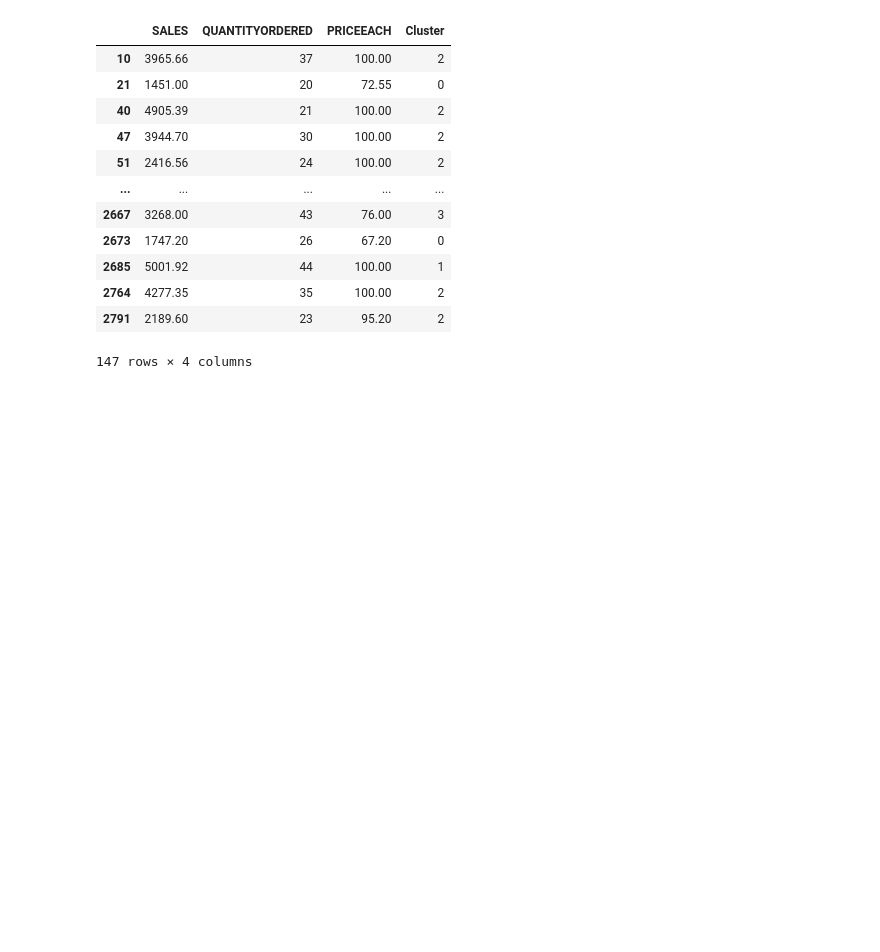
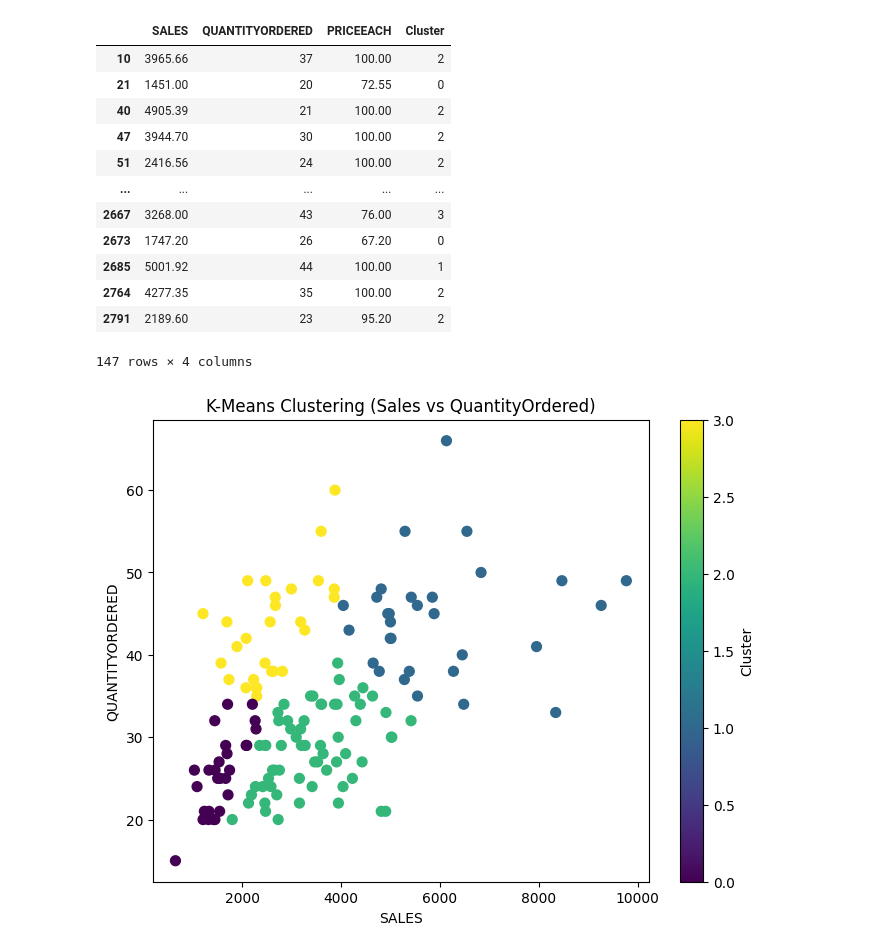
Before and after one commit to manasiwaghe/lp3, a Jupyter notebook: kmen.ipynb, the cells around one changed output. Drawn from its saved outputs; the diff is of its cells as text; code cells hidden in the pictures; blank space fills up the shorter version.

```diff
--- a/kmen.ipynb
+++ b/kmen.ipynb
@@ -73,3 +73,17 @@ See the caveats in the documentation: https://pandas.pydata.org/pandas-docs/stab
 | 2764 | 4277.35 | 35 | 100.00 | 2 |
 | 2791 | 2189.60 | 23 | 95.20 | 2 |
 147 rows × 4 columns
+# %%
+import matplotlib.pyplot as plt
+
+plt.figure(figsize=(8, 6))
+plt.scatter(df['SALES'], df['QUANTITYORDERED'],
+            c=df['Cluster'], cmap='viridis', s=50)
+
+plt.title('K-Means Clustering (Sales vs QuantityOrdered)')
+plt.xlabel('SALES')
+plt.ylabel('QUANTITYORDERED')
+plt.colorbar(label='Cluster')
+plt.show()
+# %% [output]
+[figure, added]
```
Also changed, not shown: parts of 1 cell of this notebook, 25 other files.
